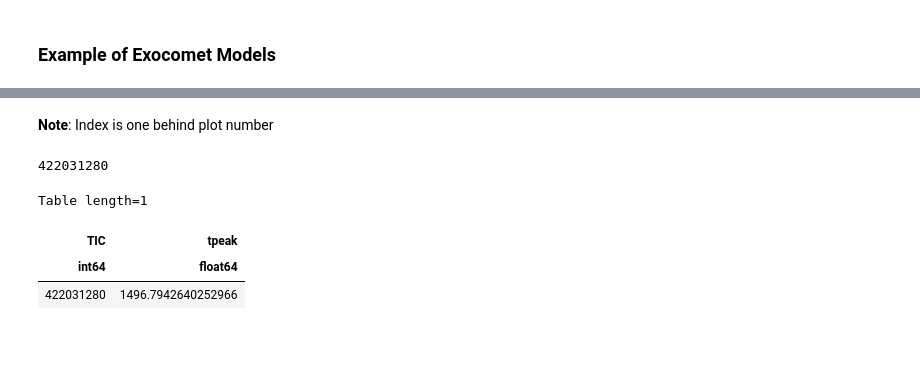
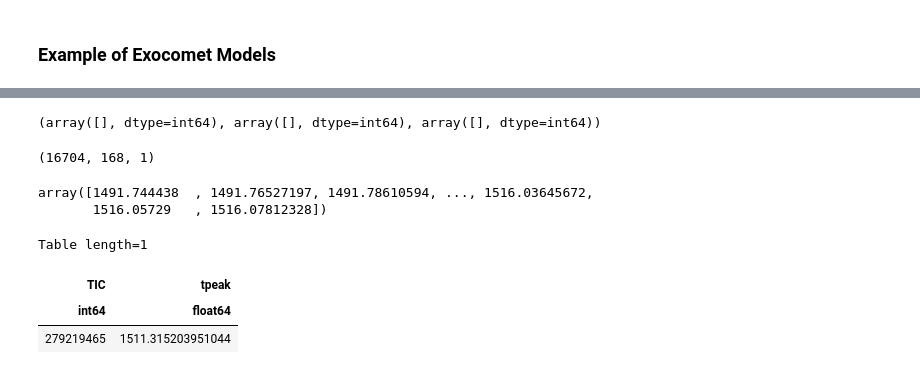
Before and after one commit to azibn/nets2, a Jupyter notebook: notebooks/create-comets-eleanor.ipynb, the cells around one changed output, grey strips where cells are left out. Drawn from its saved outputs; the diff is of its cells as text; code cells hidden in the pictures; blank space fills up the shorter version.

```diff
--- a/notebooks/create-comets-eleanor.ipynb
+++ b/notebooks/create-comets-eleanor.ipynb
@@ -419,5 +293,5 @@ t.write('catalog-eleanor-lite.txt', format='ascii', overwrite=True)
 # %%
-ds = stella.FlareDataSet(fn_dir='/Users/azib/Documents/open_source/nets2/eleanor-lite-models/',
-                         catalog='/Users/azib/Documents/open_source/nets2/notebooks/catalog-eleanor-lite.txt',cadences=168,training=0.8,validation=0.9,frac_balance=0.3)
+ds = stella.FlareDataSet(fn_dir='/Users/azib/Documents/open_source/nets2/models/comets5k/',
+                         catalog='/Users/azib/Documents/open_source/nets2/catalogs/comets.txt',cadences=168,training=0.8,validation=0.9,frac_balance=0,merge_datasets=False)
 # %% [output]
 Reading in training set files.
@@ -497,13 +350,20 @@ for set_index in range(num_sets):
-# %% [markdown]
-**Note**: Index is one behind plot number
-# %%
-int(ds.training_ids[ind_pc][74])
-# %% [output]
-422031280
+# %%
+np.where(ds.train_data < 0)
+# %% [output]
+(array([], dtype=int64), array([], dtype=int64), array([], dtype=int64))
+# %%
+ds.train_data.shape
+# %% [output]
+(16704, 168, 1)
+# %%
+ds.time[0]
+# %% [output]
+array([1491.744438  , 1491.76527197, 1491.78610594, ..., 1516.03645672,
+       1516.05729   , 1516.07812328])
 # %%
-ds.catalog[ds.catalog['TIC'] == int(ds.training_ids[ind_pc][74])]
+ds.catalog[ds.catalog['TIC'] == int(ds.training_ids[ind_pc][75])]
 # %% [output]
 Table length=1
 | TIC | tpeak |
 | int64 | float64 |
-| 422031280 | 1496.7942640252966 |
+| 279219465 | 1511.315203951044 |
```
Also changed, not shown: parts of 44 cells of this notebook, 33 other files.
